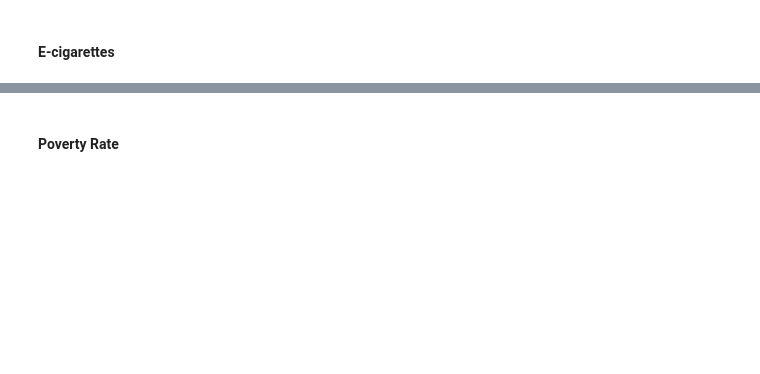
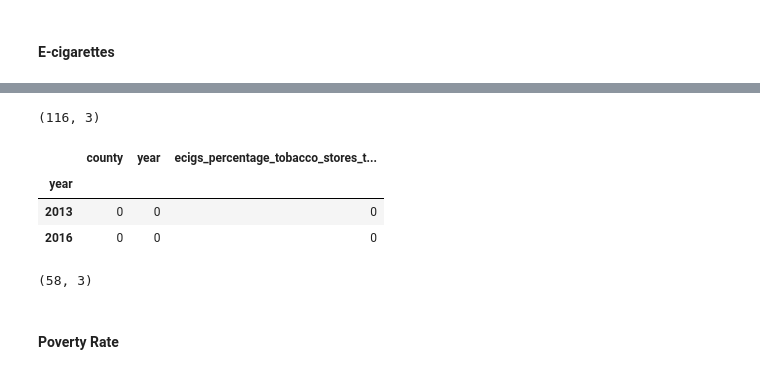
Before and after one commit to emilyksanders/dsb318-group4, a Jupyter notebook: 01_notebooks/data_cleaning_eks.ipynb, the cells around one changed output, grey strips where cells are left out. Drawn from its saved outputs; the diff is of its cells as text; code cells hidden in the pictures; blank space fills up the shorter version.

Commit message:
updated data_cleaning notebook

```diff
--- a/01_notebooks/data_cleaning_eks.ipynb
+++ b/01_notebooks/data_cleaning_eks.ipynb
@@ -481,2 +531,25 @@ print(df2.shape)
+# %%
+# 2015 only - this dataset comes in 3 year intervals. We evaluated 2013 and 2016.
+ecig_availability = ecig_availability[ecig_availability['year']!=2019]
+
+# Real counties only - several cities were evaluated on their own
+ecig_availability = ecig_availability[ecig_availability['county']!='STATEWIDE']
+ecig_availability = ecig_availability[ecig_availability['county']!='Berkeley']
+ecig_availability = ecig_availability[ecig_availability['county']!='Long Beach']
+ecig_availability = ecig_availability[ecig_availability['county']!='Pasadena']
+
+# Drop unnecessary columns
+ecig_availability.drop(columns = ['ecigs_lower95ci', 'ecigs_upper95ci'], inplace = True)
+
+# Get the shape
+ecig_availability.shape
+# %% [output]
+(116, 3)
 # %%
-# Look for missing data
+# Look for missing data - see if either year is better
+ecig_availability.isna().groupby(ecig_availability['year']).sum()
+# %% [output]
+|  | county | year | ecigs_percentage_tobacco_stores_t... |
+| year |  |  |  |
+| 2013 | 0 | 0 | 0 |
+| 2016 | 0 | 0 | 0 |
@@ -490,0 +556,23 @@ print(df2.shape)
+# %%
+# Convert the rows for 2013 and 2016 into columns
+
+# Split them up
+ecigs_2013 = ecig_availability[ecig_availability['year']==2013]
+ecigs_2016 = ecig_availability[ecig_availability['year']==2016]
+
+# Drop columns
+ecigs_2013.drop(columns = ['year'], inplace = True)
+ecigs_2016.drop(columns = ['year'], inplace = True)
+
+# Rename the columns
+ecigs_2013.columns = ['county', 'ecigs_sold_pct_tobacco_stores_2013']
+ecigs_2016.columns = ['county', 'ecigs_sold_pct_tobacco_stores_2016']
+
+# Merge them back together
+ecig_availability = ecigs_2016.merge(ecigs_2013,
+  left_on = 'county', right_on = 'county', how = 'left')
+
+#Get the shape
+ecig_availability.shape
+# %% [output]
+(58, 3)
```
Also changed, not shown: parts of 60 cells of this notebook, 9 other files.
